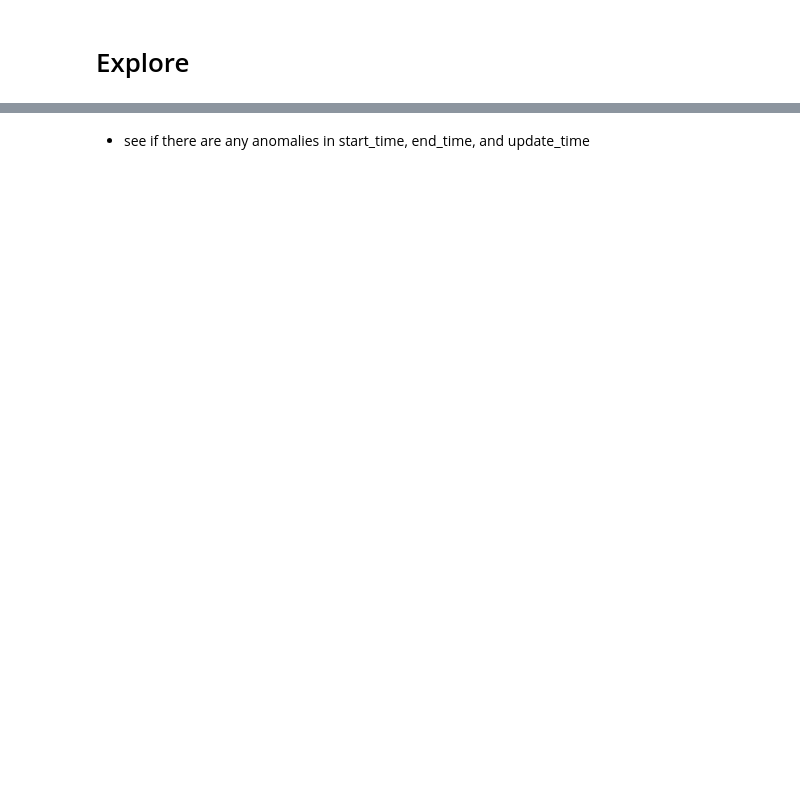
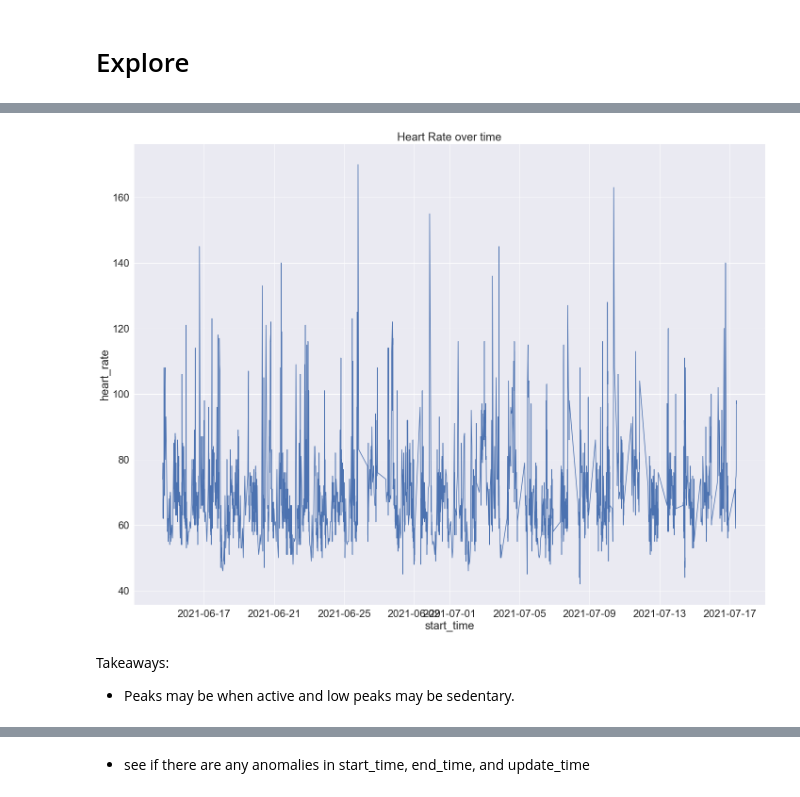
Before and after one commit to LinhQuach13/samsung_heart_rate_fit2, a Jupyter notebook: time_series_samsung_data.ipynb, the cells around one changed output, grey strips where cells are left out. Saved outputs shown, nothing was run; the diff lists cells and outputs as text; code cells hidden in the pictures; blank space fills up the shorter version.

```diff
--- a/time_series_samsung_data.ipynb
+++ b/time_series_samsung_data.ipynb
@@ -230,0 +253,10 @@ train.shape, validate.shape, test.shape
+# %%
+#Visual of time vs heart rate
+sns.lineplot(x= 'start_time', y= 'heart_rate', data=train)
+plt.title("Heart Rate over time")
+sns.set(rc={'figure.figsize':(24,18)})
+# %% [output]
+[figure, added]
+# %% [markdown]
+Takeaways:
+- Peaks may be when active and low peaks may be sedentary.
```
Also changed, not shown: parts of 46 cells of this notebook.
